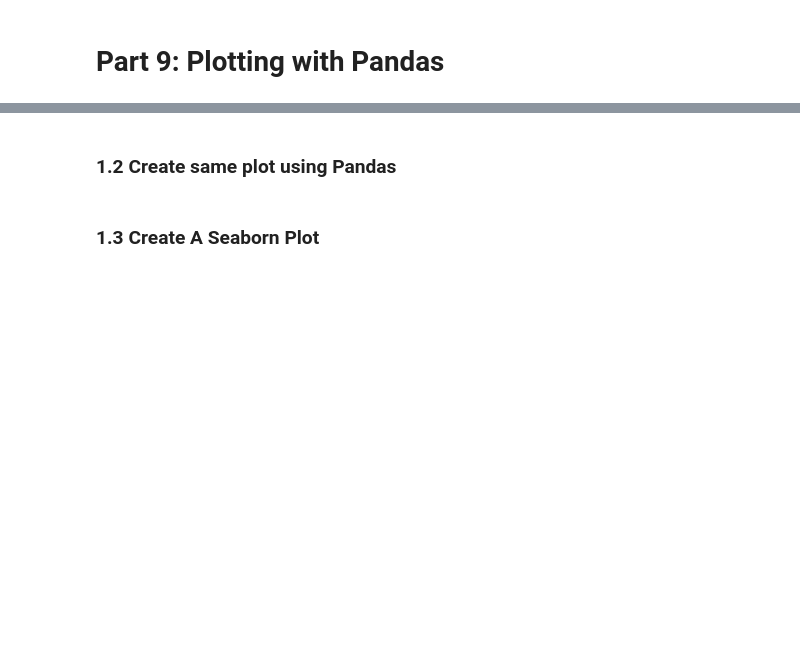
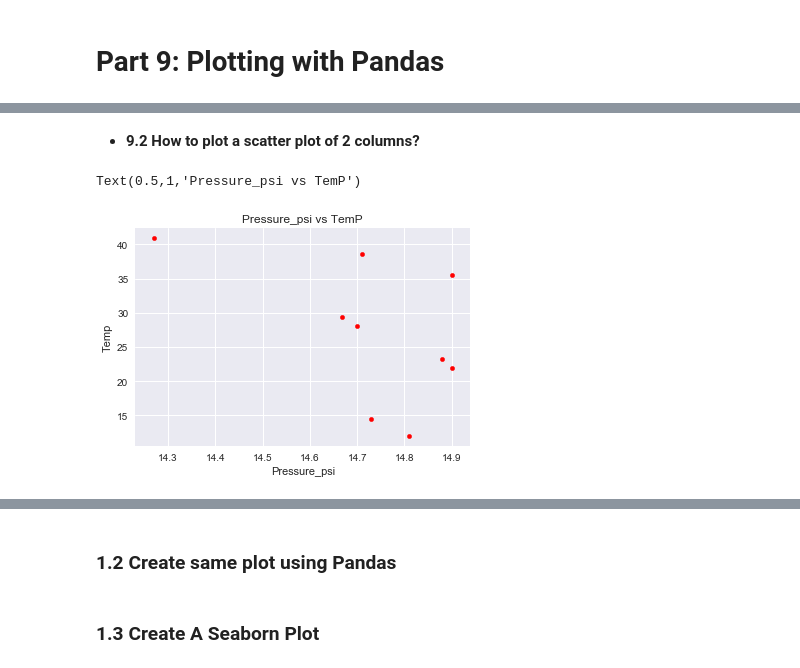
Before and after one commit to Ram-N/data-analysis-using-python, a Jupyter notebook: Notebooks/A-Z_Pandas_Cookbook_with_Questions_and_Answers_RN.ipynb, the cells around one changed output, grey strips where cells are left out. Cells and saved outputs as stored; diff of their text form; code cells hidden in the pictures; blank space fills up the shorter version.

```diff
--- a/Notebooks/A-Z_Pandas_Cookbook_with_Questions_and_Answers_RN.ipynb
+++ b/Notebooks/A-Z_Pandas_Cookbook_with_Questions_and_Answers_RN.ipynb
@@ -583,0 +705,8 @@ df.shape, df.dropna().shape
+# %% [markdown]
+- **9.2 How to plot a scatter plot of 2 columns?**
+# %%
+df.plot(x='Pressure_psi', y='Temp', kind='scatter', color='red')
+plt.title("Pressure_psi vs TemP")
+# %% [output]
+Text(0.5,1,'Pressure_psi vs TemP')
+[figure, added]
```
Also changed, not shown: parts of 46 cells of this notebook, 7 other files.
